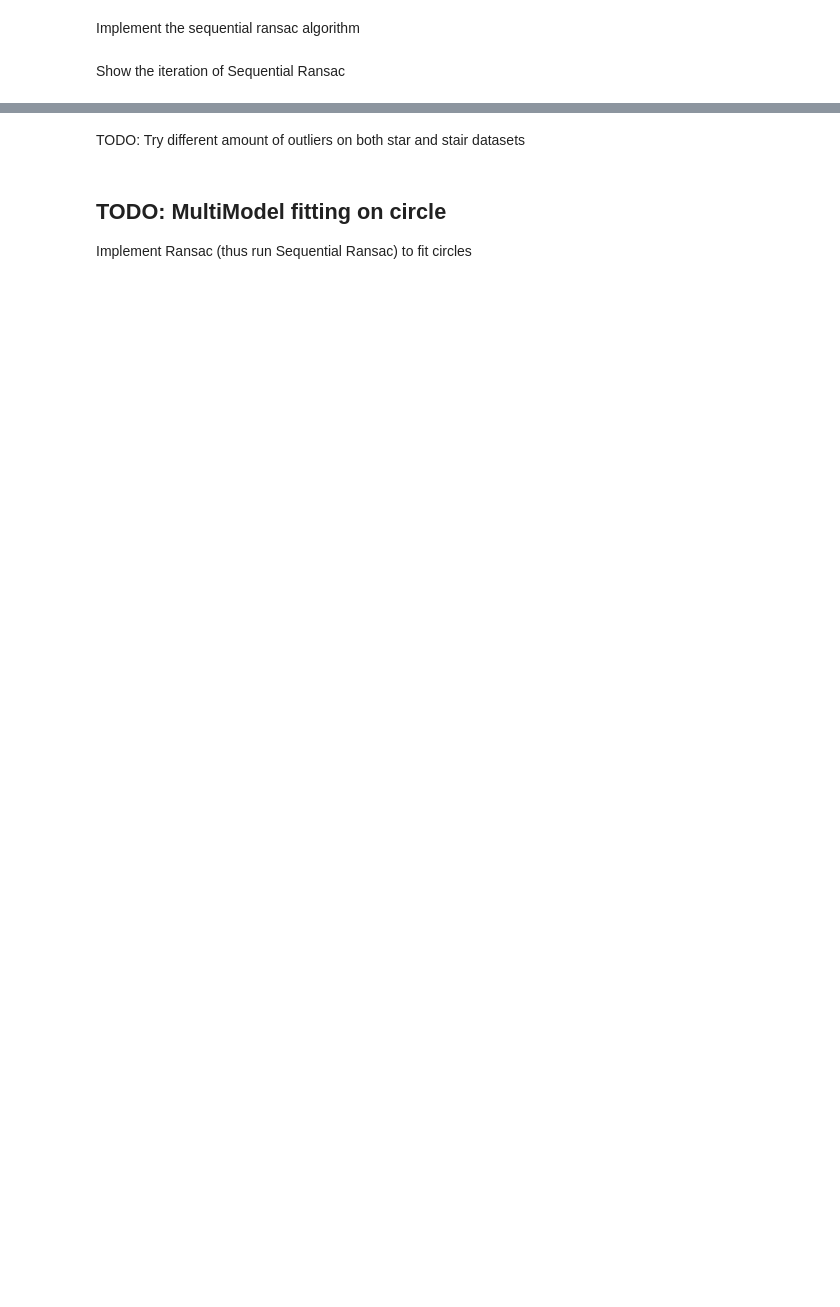
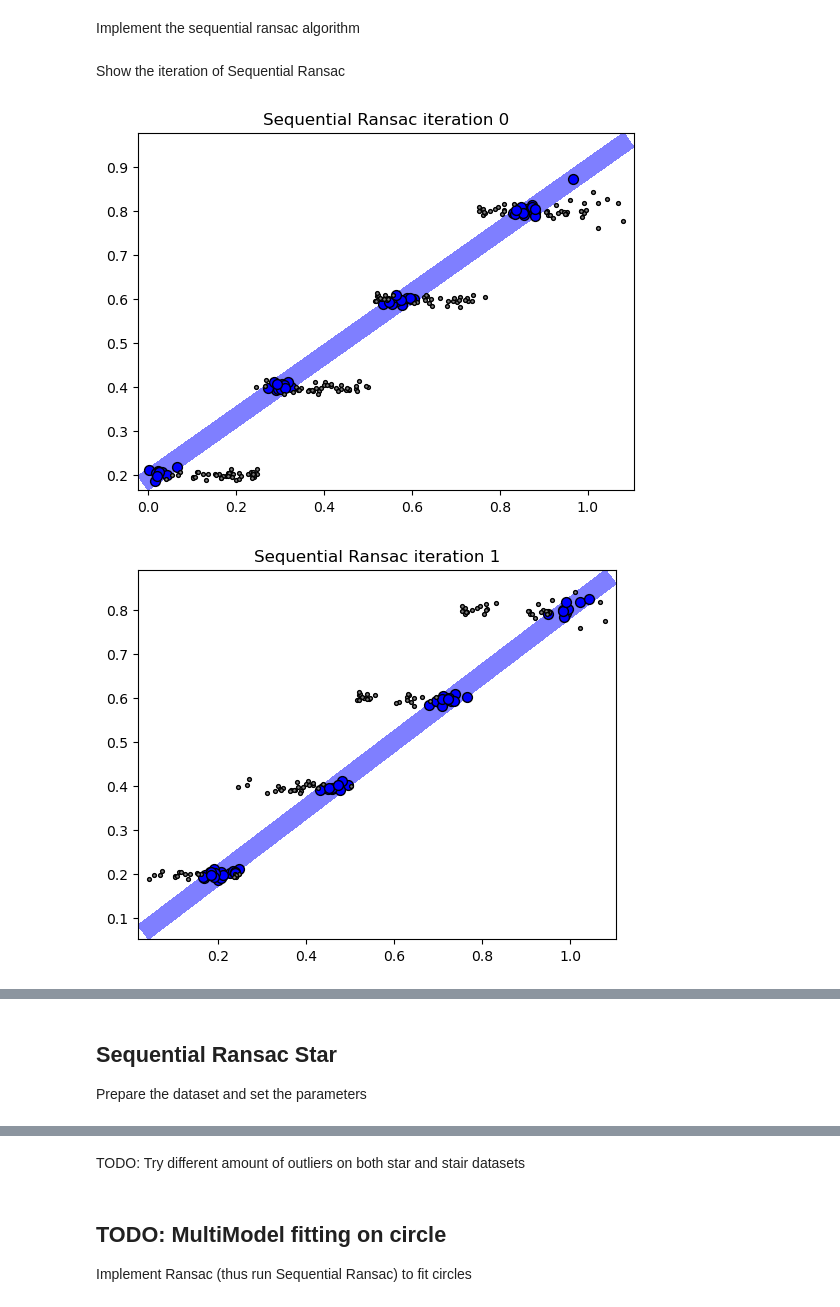
Before and after one commit to SergioPardo55/MMMIP, a Jupyter notebook: Lez24/lez_24_Multi_Model_Fitting.ipynb, the cells around one changed output, grey strips where cells are left out. Saved outputs shown, nothing was run; the diff lists cells and outputs as text; code cells hidden in the pictures; blank space fills up the shorter version.

Commit message:
MultiModel first part

```diff
--- a/Lez24/lez_24_Multi_Model_Fitting.ipynb
+++ b/Lez24/lez_24_Multi_Model_Fitting.ipynb
@@ -90,6 +88,7 @@ def res_line(X, M):
     d = np.zeros((n, num_lines))
     for i in range(num_lines):
       d[:, i] = np.abs(M[0, i] * X[0, :] + M[1, i] * X[1, :] + M[2, i])
+  return d
 # %% [markdown]
 Functions to add outlier to the dataset
 # %%
@@ -122,0 +113,19 @@ def simpleRANSAC(X, eps, cardmss = 2):
+# %%
+def fit_line_dlt(P):
+  # design matrix
+  ones = np.ones((P.shape[1],1))
+  A = np.hstack((P.T,ones))
+
+  # vector of responses
+  y = P.T[:, 1]
+
+  # SVD
+  U, S, V = np.linalg.svd(A)
+
+  # theta
+  theta = V.T[:,2]
+
+  residuals = A @ theta
+  residual_error = np.sum(residuals ** 2)
+
+  return theta, residuals, residual_error
@@ -172,10 +228,19 @@ E_min = 10 # minimum number of expected inliers for each
 cnt = 0
 while cnt < kappa:
     # find model with ransac (save currentModel and currentInliers for visualization)
+    model, inliers = simpleRANSAC(Y, epsi, cardmss)
+    currentModel.append(model)
+    currentInliers.append(inliers)
+
+    # check if the number of inliers is greater than E_min
+    if len(inliers) < E_min:
+        break
 
     # remove current inliers
+    Y = np.delete(Y, inliers, axis=1)
 
     # update iterations
+    cnt += 1
 
 # TODO: implement another stopping criteria based on the consensus of the last model found
 # %% [markdown]
@@ -183,15 +248,23 @@ Show the iteration of Sequential Ransac
 # %%
 Y = X.copy()
 plt.gca().set_aspect('equal')
 for i in range(kappa):
 
     # display a band for each model estimated (see display_band function)
+    display_band(Y, currentModel[i], epsi, col)
 
     # plot inliers for this model
+    plt.scatter(Y[0,currentInliers[i]], Y[1,currentInliers[i]], 50, col, marker='o', edgecolors='k', alpha=1)
 
     # you need to remove the inliers you have plot from Y, otherwise the indexes are wrong
+    Y = np.delete(Y, currentInliers[i], axis=1)
 
+    # plot the remaining inliers in gray just for guidance
+    plt.scatter(Y[0, :], Y[1, :], 30, "gray", marker=".", edgecolors="k")
 
     plt.title(f'Sequential Ransac iteration {i:d}')
 
     plt.show()
+# %% [output]
+[figure, added]
+[figure, added]
@@ -197,0 +274,4 @@ for i in range(kappa):
+# %% [markdown]
+Sequential Ransac Star
+-----------------
+Prepare the dataset and set the parameters
```
Also changed, not shown: parts of 14 cells of this notebook.
